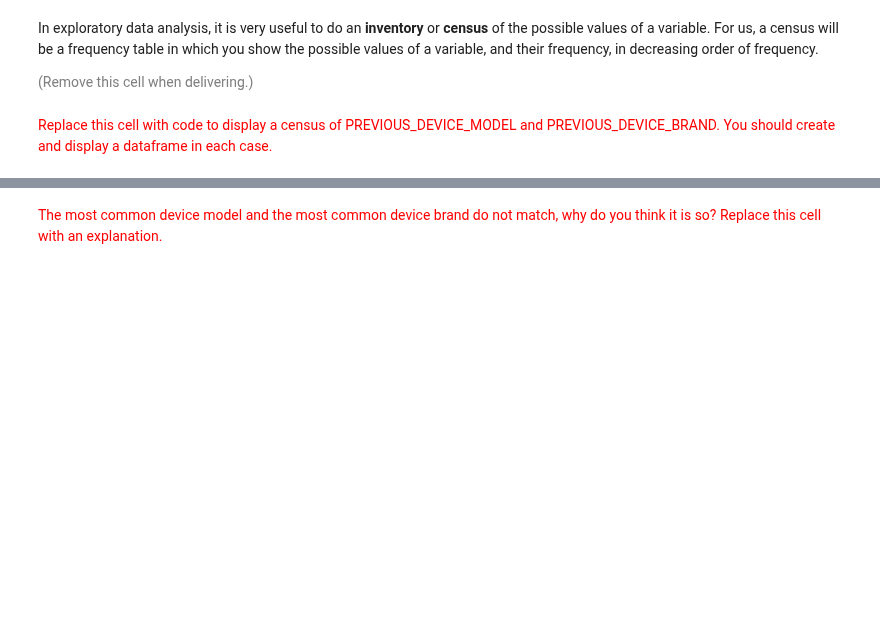
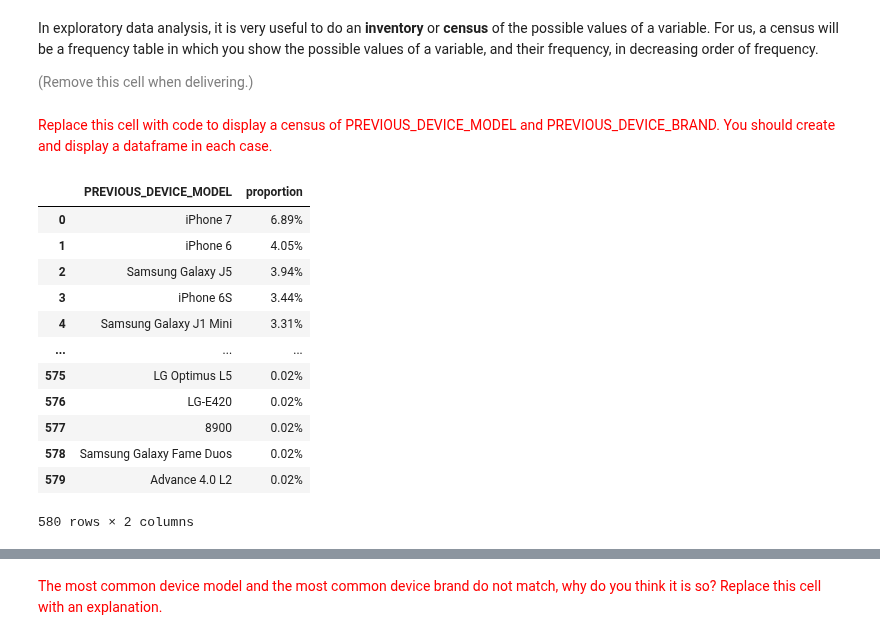
Before and after one commit to LucaFranceschi01/MDM-2024, a Jupyter notebook: ps01_02/ps01_02_data_preparation.ipynb, the cells around one changed output, grey strips where cells are left out. Drawn from its saved outputs; the diff is of its cells as text; code cells hidden in the pictures; blank space fills up the shorter version.

```diff
--- a/ps01_02/ps01_02_data_preparation.ipynb
+++ b/ps01_02/ps01_02_data_preparation.ipynb
@@ -144,3 +221,21 @@ In exploratory data analysis, it is very useful to do an **inventory** or **cens
 <font size="-1" color="gray">(Remove this cell when delivering.)</font>
 # %% [markdown]
 <font size="+1" color="red">Replace this cell with code to display a census of PREVIOUS_DEVICE_MODEL and PREVIOUS_DEVICE_BRAND. You should create and display a dataframe in each case.</font>
+# %%
+pd.options.display.float_format = '{:.2%}'.format
+
+pd.DataFrame(input_dataset.PREVIOUS_DEVICE_MODEL.value_counts(normalize=True)).reset_index(drop=False)
+# %% [output]
+|  | PREVIOUS_DEVICE_MODEL | proportion |
+| 0 | iPhone 7 | 6.89% |
+| 1 | iPhone 6 | 4.05% |
+| 2 | Samsung Galaxy J5 | 3.94% |
+| 3 | iPhone 6S | 3.44% |
+| 4 | Samsung Galaxy J1 Mini | 3.31% |
+| ... | ... | ... |
+| 575 | LG Optimus L5 | 0.02% |
+| 576 | LG-E420 | 0.02% |
+| 577 | 8900 | 0.02% |
+| 578 | Samsung Galaxy Fame Duos | 0.02% |
+| 579 | Advance 4.0 L2 | 0.02% |
+580 rows × 2 columns
```
Also changed, not shown: parts of 14 cells of this notebook.
